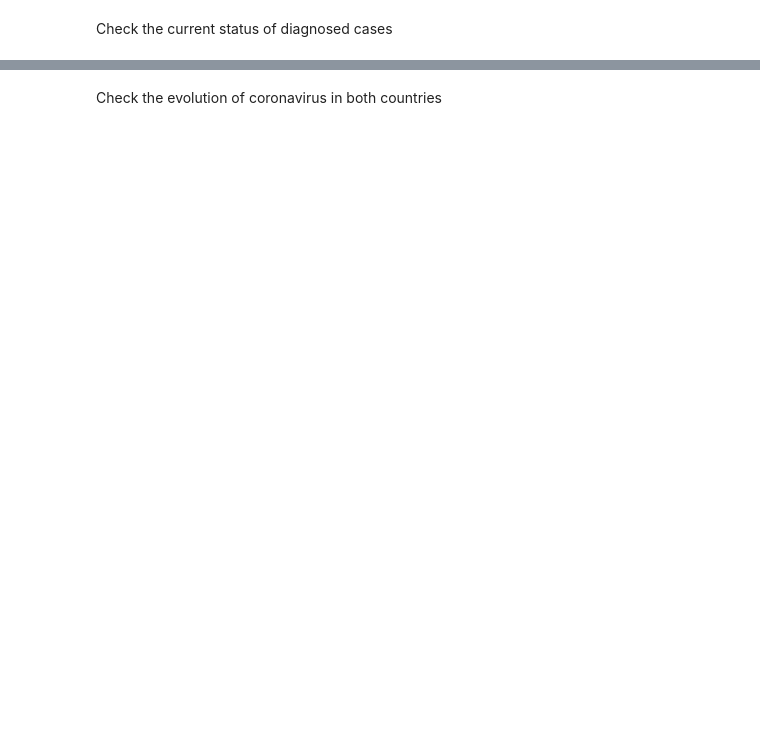
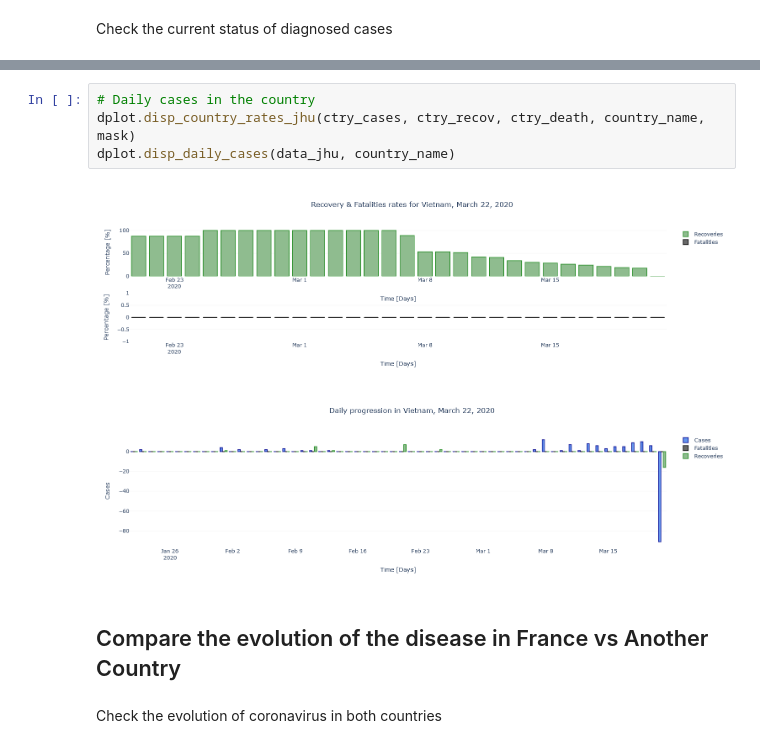
Before and after one commit to jsayri/analysis, a Jupyter notebook: COVID19_analysis/notebooks/countries_comparison.ipynb, the cells around one changed output, grey strips where cells are left out. Saved outputs shown, nothing was run; the diff lists cells and outputs as text; blank space fills up the shorter version.

```diff
--- a/COVID19_analysis/notebooks/countries_comparison.ipynb
+++ b/COVID19_analysis/notebooks/countries_comparison.ipynb
@@ -163,2 +98,11 @@ fig.show()
+# %%
+# Daily cases in the country
+dplot.disp_country_rates_jhu(ctry_cases, ctry_recov, ctry_death, country_name, mask)
+dplot.disp_daily_cases(data_jhu, country_name)
+# %% [output]
+[figure, added]
+[figure, added]
+# %% [markdown]
+## Compare the evolution of the disease in France vs Another Country
 # %% [markdown]
 Check the evolution of coronavirus in both countries
```
Also changed, not shown: parts of 33 cells of this notebook, 4 other files.
